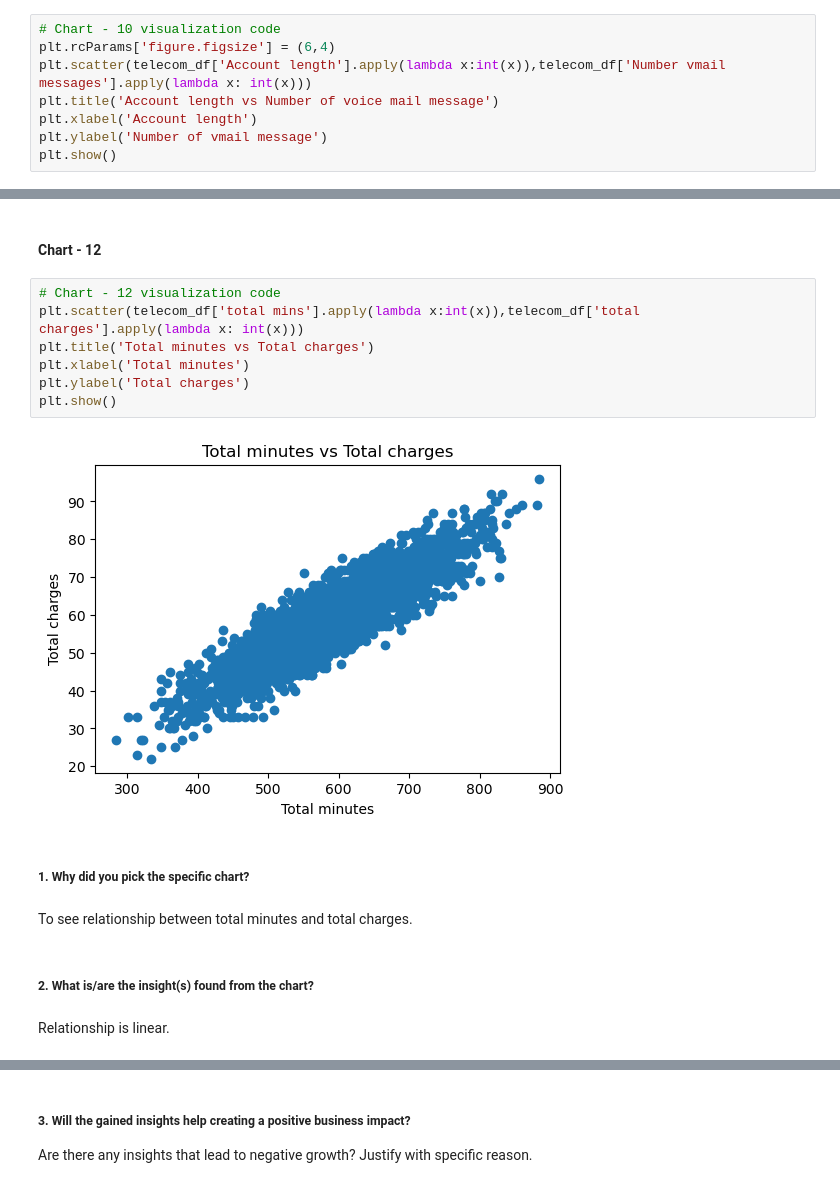
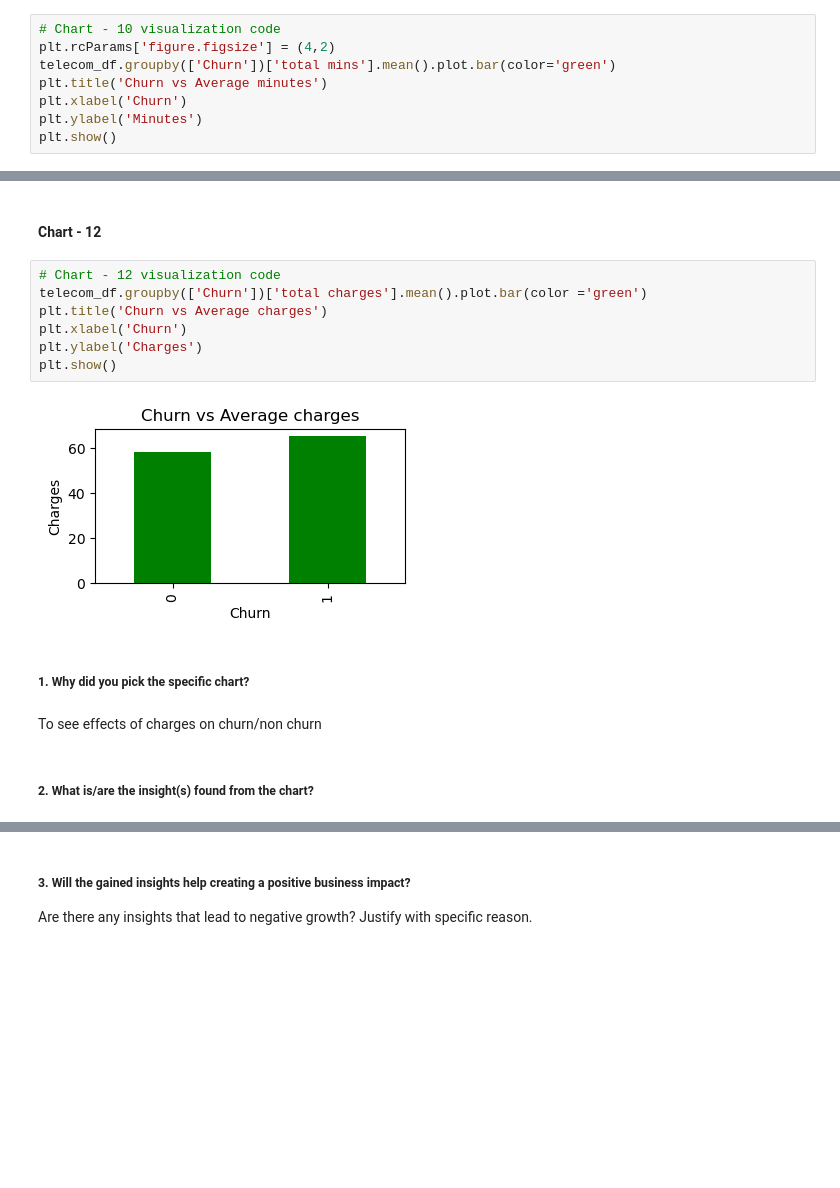
Before and after one commit to mdismailquraishicse/TelecomChurnAnalysis, a Jupyter notebook: TelecomChurnAnalysis.ipynb, the cells around one changed output, grey strips where cells are left out. Drawn from its saved outputs; the diff is of its cells as text; blank space fills up the shorter version.

```diff
--- a/TelecomChurnAnalysis.ipynb
+++ b/TelecomChurnAnalysis.ipynb
@@ -520,10 +520,10 @@ Answer Here
 #### Chart - 10
 # %%
 # Chart - 10 visualization code
-plt.rcParams['figure.figsize'] = (6,4)
-plt.scatter(telecom_df['Account length'].apply(lambda x:int(x)),telecom_df['Number vmail messages'].apply(lambda x: int(x)))
-plt.title('Account length vs Number of voice mail message')
-plt.xlabel('Account length')
-plt.ylabel('Number of vmail message')
+plt.rcParams['figure.figsize'] = (4,2)
+telecom_df.groupby(['Churn'])['total mins'].mean().plot.bar(color='green')
+plt.title('Churn vs Average minutes')
+plt.xlabel('Churn')
+plt.ylabel('Minutes')
 plt.show()
 # %% [output]
@@ -569,18 +569,16 @@ Since the relationship is non linear therefore it will not give good result for
 #### Chart - 12
 # %%
 # Chart - 12 visualization code
-plt.scatter(telecom_df['total mins'].apply(lambda x:int(x)),telecom_df['total charges'].apply(lambda x: int(x)))
-plt.title('Total minutes vs Total charges')
-plt.xlabel('Total minutes')
-plt.ylabel('Total charges')
+telecom_df.groupby(['Churn'])['total charges'].mean().plot.bar(color ='green')
+plt.title('Churn vs Average charges')
+plt.xlabel('Churn')
+plt.ylabel('Charges')
 plt.show()
 # %% [output]
-[figure, old version]
+[figure, new version]
 # %% [markdown]
 ##### 1. Why did you pick the specific chart?
-# %% [markdown]
-To see relationship between total minutes and total charges.
+# %% [markdown]
+To see effects of charges on churn/non churn
 # %% [markdown]
 ##### 2. What is/are the insight(s) found from the chart?
-# %% [markdown]
-Relationship is linear.
```
Also changed, not shown: parts of 29 cells of this notebook.
